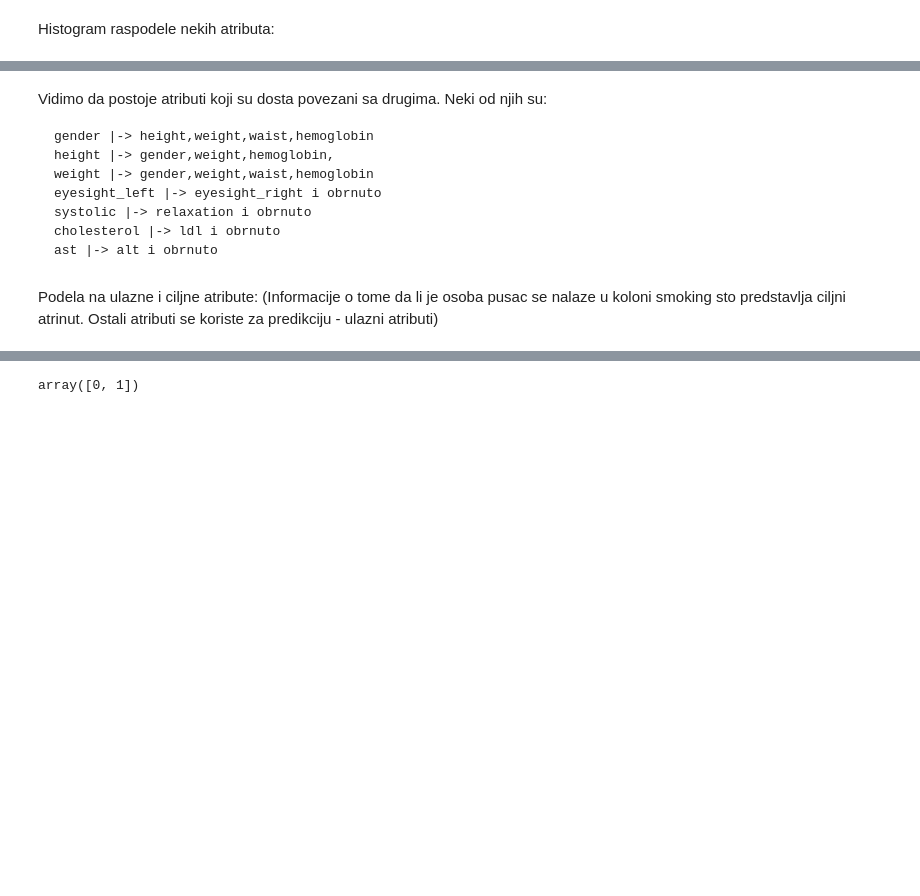
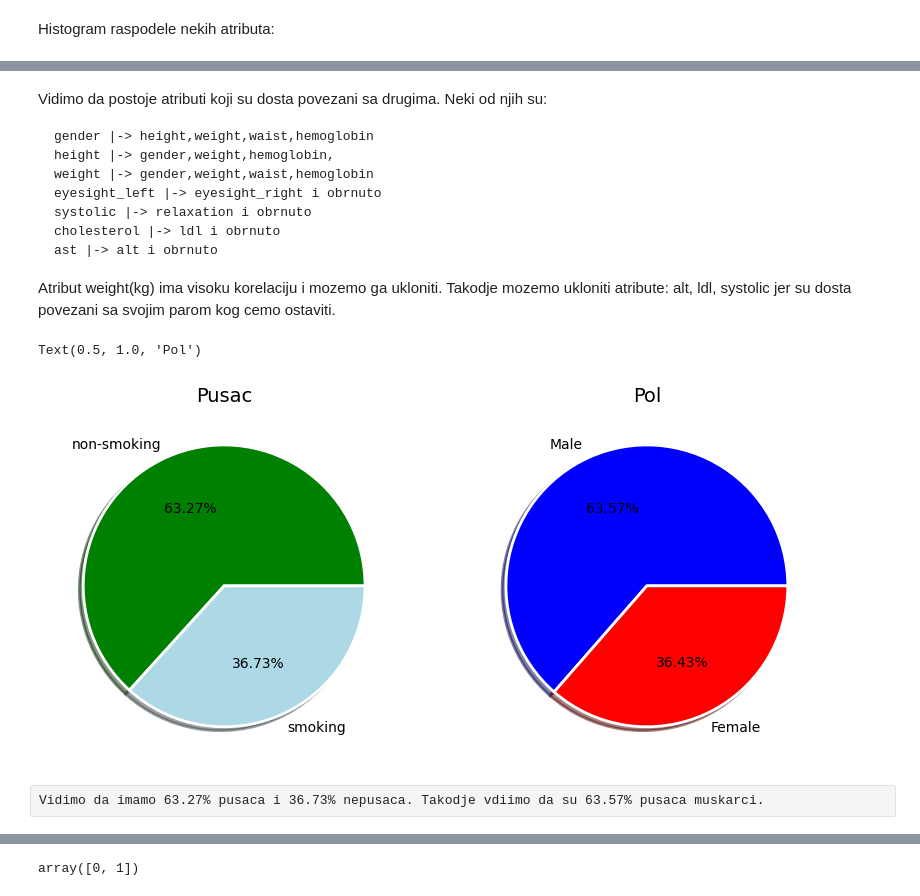
Before and after one commit to MATF-istrazivanje-podataka-1/2023_Data_Mining_Smoking_Dataset, a Jupyter notebook: analiza_podataka.ipynb, the cells around one changed output, grey strips where cells are left out. Saved outputs shown, nothing was run; the diff lists cells and outputs as text; code cells hidden in the pictures; blank space fills up the shorter version.

```diff
--- a/analiza_podataka.ipynb
+++ b/analiza_podataka.ipynb
@@ -165,5 +164,25 @@ Vidimo da postoje atributi koji su dosta povezani sa drugima. Neki od njih su:
     systolic |-> relaxation i obrnuto
     cholesterol |-> ldl i obrnuto
     ast |-> alt i obrnuto
+
+Atribut weight(kg) ima visoku korelaciju i mozemo ga ukloniti.
+Takodje mozemo ukloniti atribute: alt, ldl, systolic jer su dosta povezani sa svojim parom kog cemo ostaviti.
-# %% [markdown]
-Podela na ulazne i ciljne atribute: (Informacije o tome da li je osoba pusac se nalaze u koloni smoking sto predstavlja ciljni atrinut. Ostali atributi se koriste za predikciju - ulazni atributi)
+# %%
+plt.figure(figsize=(10,5))
+plt.subplot(121)
+plt.pie(data['smoking'].value_counts(), labels=['non-smoking','smoking'],
+        autopct="%1.2f%%", colors = ["green", "#ADD8E6"],
+        wedgeprops=dict(width=1, edgecolor='w',linewidth=2), shadow=True,)
+plt.title('Pusac', fontsize=14)
+
+
+plt.subplot(122)
+plt.pie(data['gender'].value_counts(), labels=['Male','Female'],
+        autopct="%1.2f%%", colors = ["blue", "red"],
+        wedgeprops=dict(width=1, edgecolor='white',linewidth=2), shadow=True,)
+plt.title('Pol', fontsize=14,)
+# %% [output]
+Text(0.5, 1.0, 'Pol')
+[figure, added]
+# %% [raw]
+Vidimo da imamo 63.27% pusaca i 36.73% nepusaca. Takodje vdiimo da su 63.57% pusaca muskarci.
```
Also changed, not shown: parts of 23 cells of this notebook, 2 other files.
